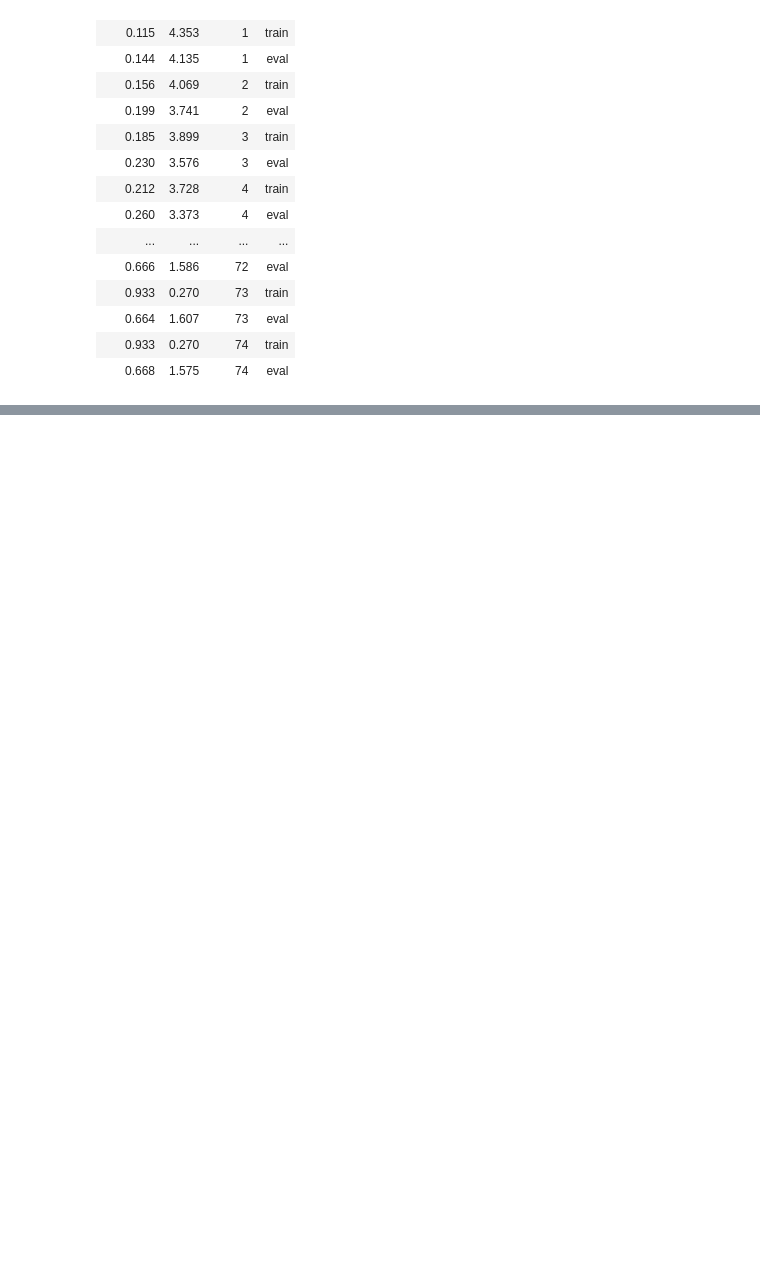
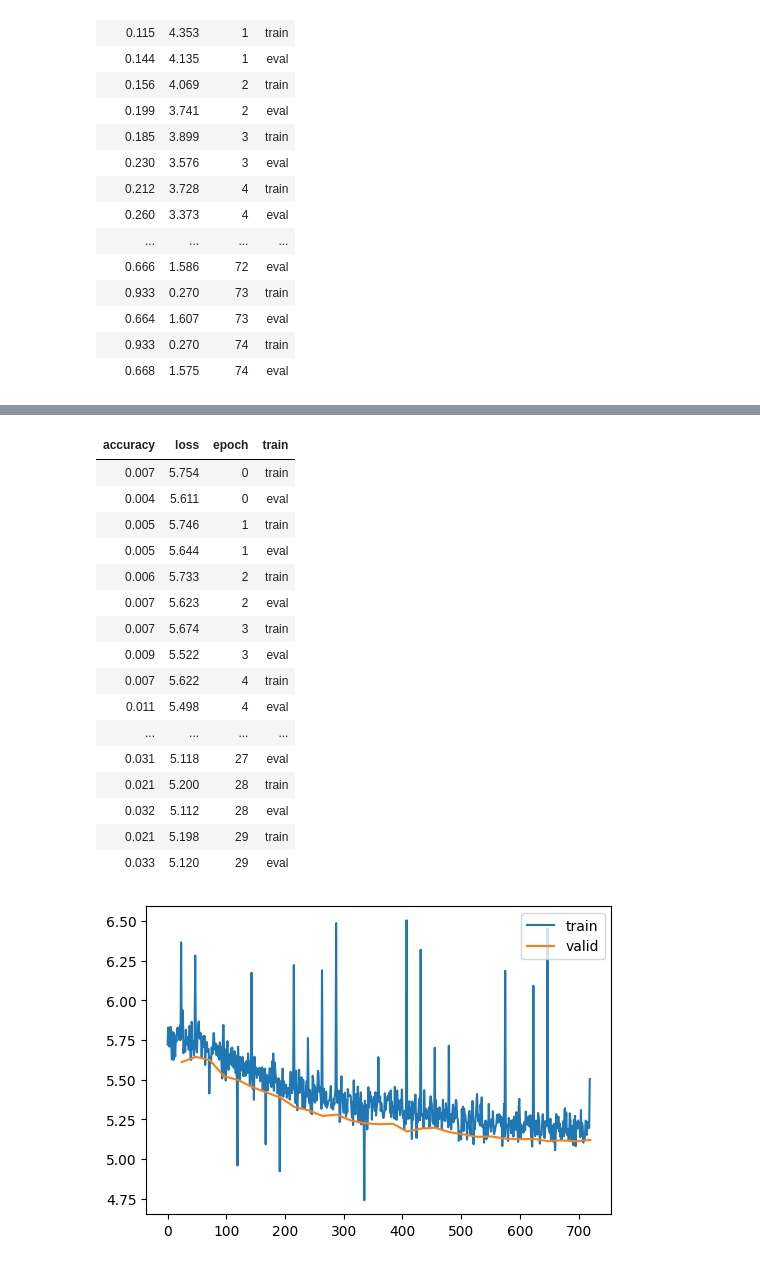
Before and after one commit to pranay8297/fastaip2, a Jupyter notebook: pre_act_experimentation.ipynb, the cells around one changed output, grey strips where cells are left out. Saved outputs shown, nothing was run; the diff lists cells and outputs as text; code cells hidden in the pictures; blank space fills up the shorter version.

```diff
--- a/pre_act_experimentation.ipynb
+++ b/pre_act_experimentation.ipynb
@@ -611,0 +752,12 @@ runtime.unassign()
+# %%
+# Adam W experiment
+dls = DataLoaders(train_dl, valid_dl)
+lr_max, epochs = 5e-04, 30
+cbs = [
+          DeviceCB(torch.device('cuda' if torch.cuda.is_available() else 'cpu')),
+          MetricsCB(accuracy = MulticlassAccuracy()),
+          ProgressCB(plot = True),
+          BatchSchedulerCB(partial(lr_scheduler.OneCycleLR, max_lr = lr_max, epochs = epochs, steps_per_epoch = len(dls.train))),
+      ]
+
+model = get_model_2(act = act_gr, nls = [1, 2, 3, 3, 1], nfs = [64, 128, 256, 512, 1024], nc = 200, norm = nn.BatchNorm2d, bias = True, p = 0.2).apply(iw)
@@ -611,0 +766,22 @@ runtime.unassign()
+# %%
+learner = AccLearner(model, dls, loss_func = nn.CrossEntropyLoss(), lr = lr_max, cbs = cbs, opt_func = partial(torch.optim.SGD, momentum = 0.93))
+learner.fit(epochs)
+# %% [output]
+| accuracy | loss | epoch | train |
+| 0.007 | 5.754 | 0 | train |
+| 0.004 | 5.611 | 0 | eval |
+| 0.005 | 5.746 | 1 | train |
+| 0.005 | 5.644 | 1 | eval |
+| 0.006 | 5.733 | 2 | train |
+| 0.007 | 5.623 | 2 | eval |
+| 0.007 | 5.674 | 3 | train |
+| 0.009 | 5.522 | 3 | eval |
+| 0.007 | 5.622 | 4 | train |
+| 0.011 | 5.498 | 4 | eval |
+| ... | ... | ... | ... |
+| 0.031 | 5.118 | 27 | eval |
+| 0.021 | 5.200 | 28 | train |
+| 0.032 | 5.112 | 28 | eval |
+| 0.021 | 5.198 | 29 | train |
+| 0.033 | 5.120 | 29 | eval |
+[figure, added]
```
Also changed, not shown: parts of 26 cells of this notebook.
